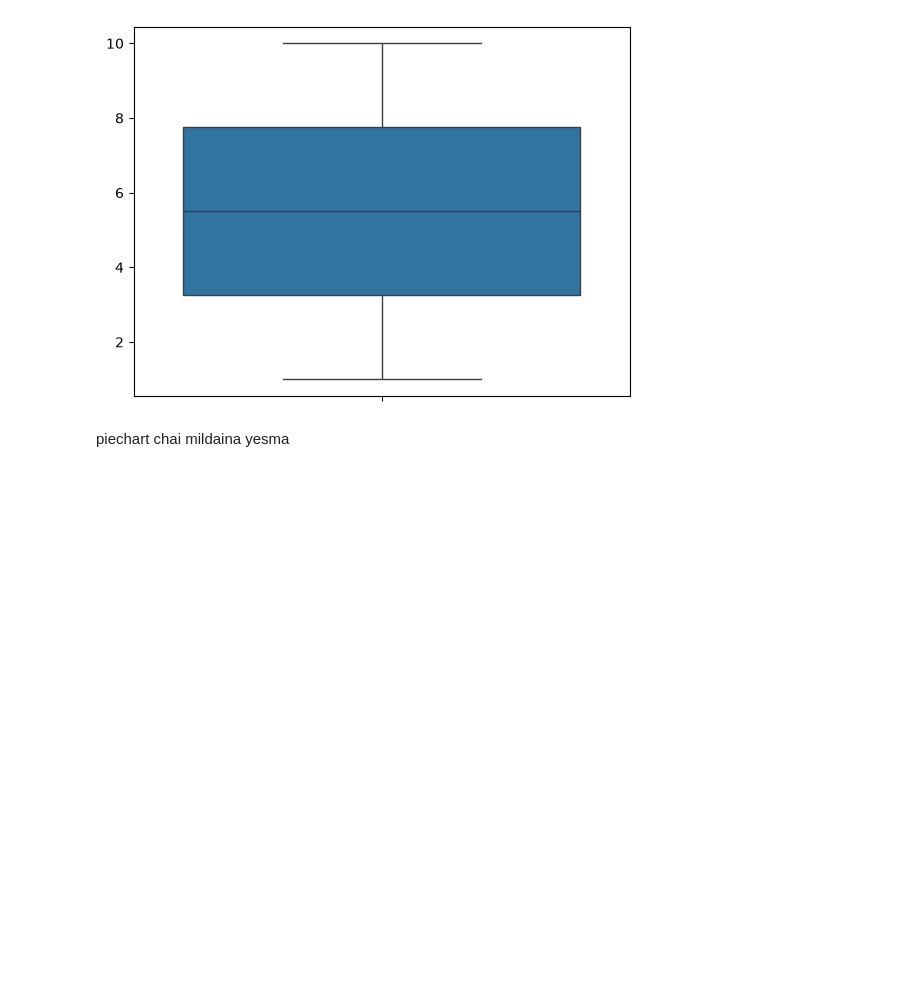
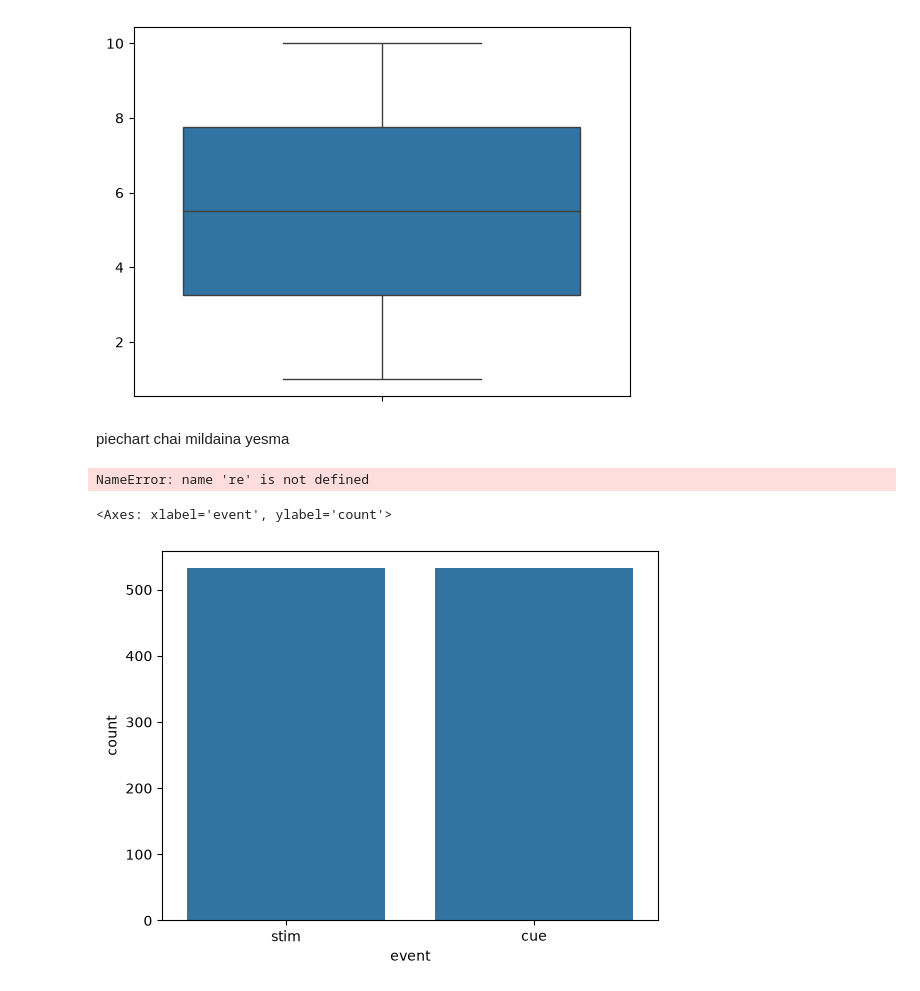
Before and after one commit to kishorilol/datasciencepadhdai, a Jupyter notebook: pandas/seaborn/sea1.ipynb, the cells around one changed output. Saved outputs shown, nothing was run; the diff lists cells and outputs as text; code cells hidden in the pictures; blank space fills up the shorter version.

```diff
--- a/pandas/seaborn/sea1.ipynb
+++ b/pandas/seaborn/sea1.ipynb
@@ -156,3 +156,12 @@ sns.boxplot(x)
 [figure]
 # %% [markdown]
 piechart chai mildaina yesma
+# %%
+region_counts=fmri.index
+# %% [output]
+NameError: name 're' is not defined
+# %%
+sns.countplot(data=fmri,x='event')#We cannot modify y axis
+# %% [output]
+<Axes: xlabel='event', ylabel='count'>
+[figure, added]
```
Also changed, not shown: parts of 14 cells of this notebook.
